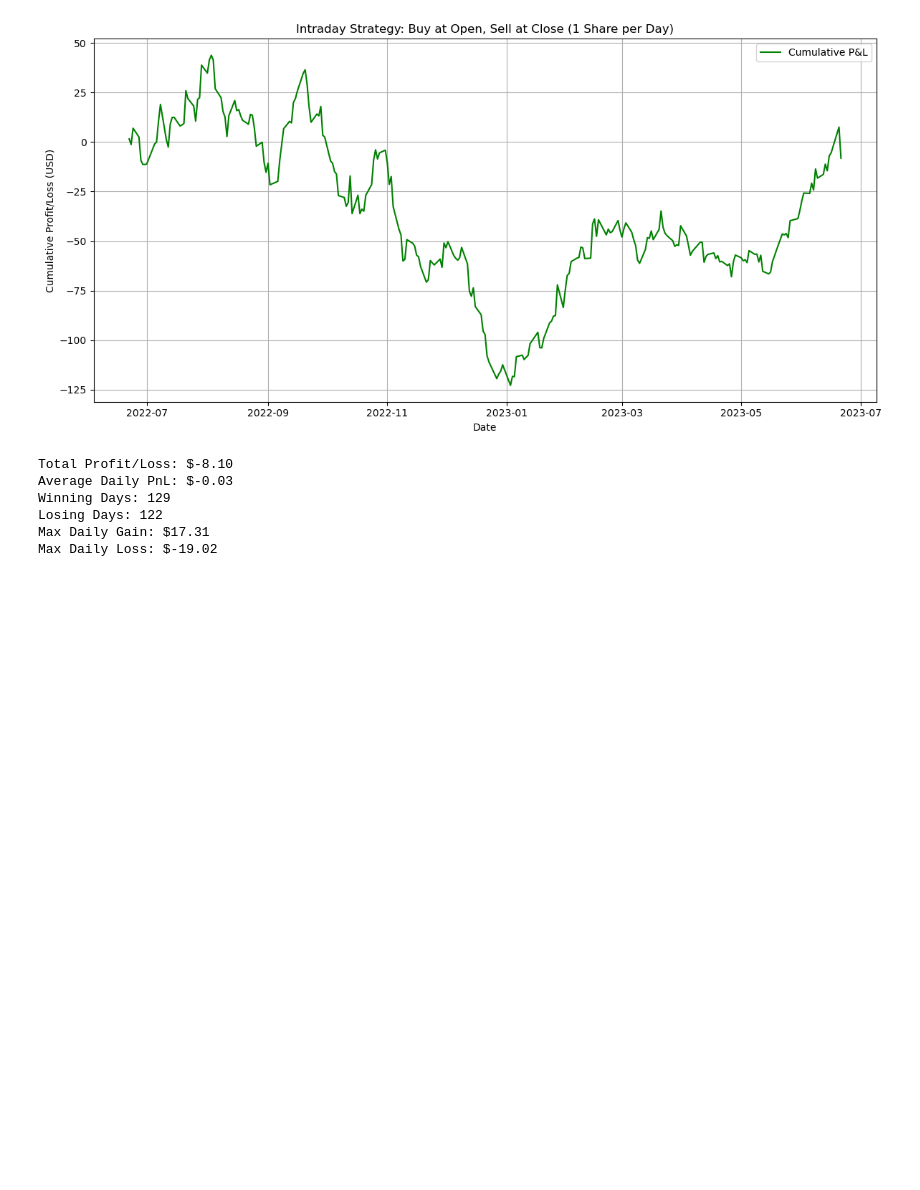
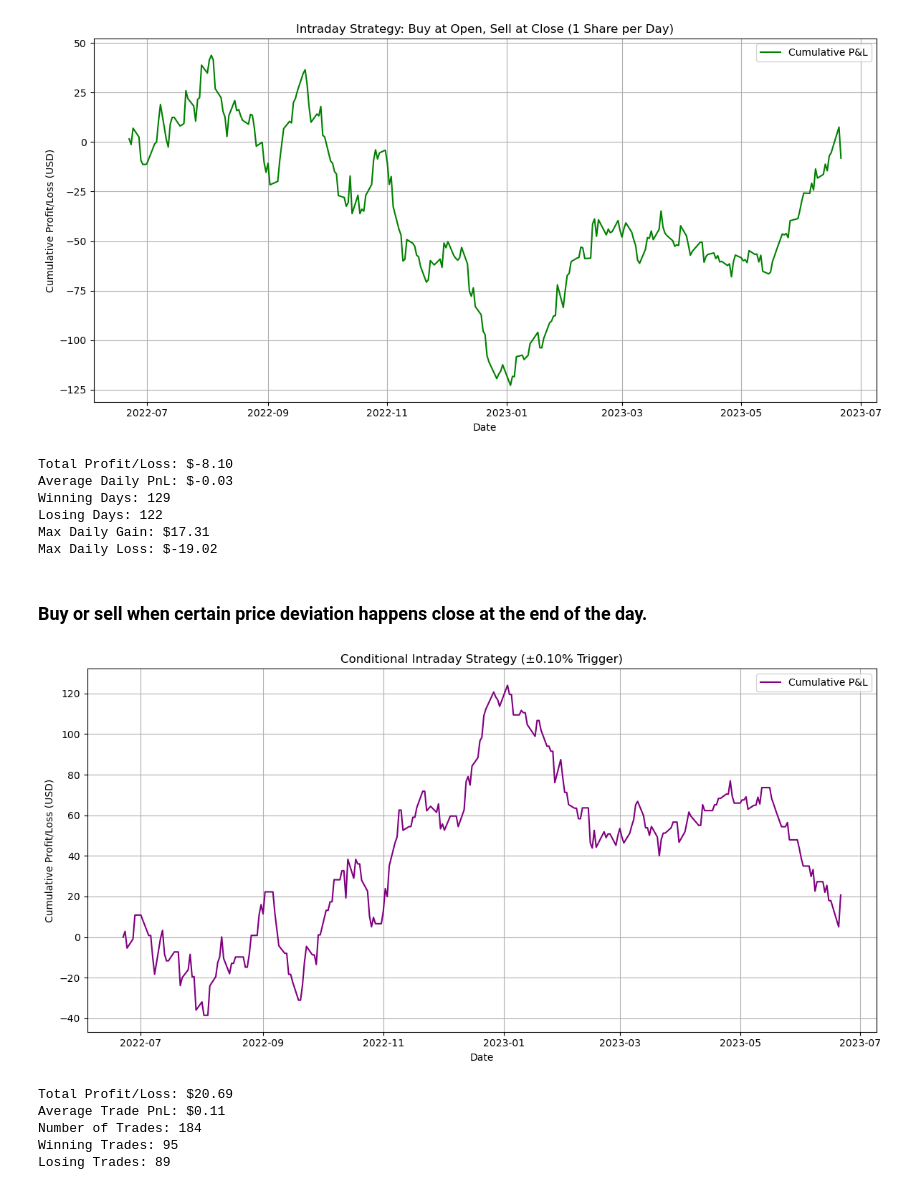
Before and after one commit to apasvenskas/Tesla-Stock-Analysis, a Jupyter notebook: Notebook 1.ipynb, the cells around one changed output. Cells and saved outputs as stored; diff of their text form; code cells hidden in the pictures; blank space fills up the shorter version.

Commit message:
added conditional trading strategy

```diff
--- a/Notebook 1.ipynb
+++ b/Notebook 1.ipynb
@@ -73,3 +73,50 @@ Winning Days: 129
 Losing Days: 122
 Max Daily Gain: $17.31
 Max Daily Loss: $-19.02
+# %% [markdown]
+### Buy or sell when certain price deviation happens close at the end of the day.
+# %%
+# Dates in datetime
+tesla['Date'] = pd.to_datetime(tesla['Date'])
+tesla = tesla.sort_values('Date')
+
+# intrday return
+tesla['ReturnPct'] = (tesla['Close'] - tesla['Open']) / tesla['Open'] * 100
+threshold = 0.9 #percent
+tesla["Position"] = 'None'
+tesla['PnL'] = 0.0
+
+for i, row in tesla.iterrows():
+    if row['ReturnPct'] >= threshold:
+        tesla.at[i, "Position"] = "Long"
+        tesla.at[i, "PnL"] = row['Open'] - row['Close']
+    elif row['ReturnPct'] <= -threshold:
+        tesla.at[i, "Position"] = "Short"
+        tesla.at[i, "PnL"] = row['Open'] - row['Close']
+
+# Calculate cumulative profit
+tesla['Cumulative_PnL'] = tesla['PnL'].cumsum()
+# %%
+plt.figure(figsize=(12, 6))
+plt.plot(tesla['Date'], tesla['Cumulative_PnL'], label='Cumulative P&L', color='purple')
+plt.title('Conditional Intraday Strategy (±0.10% Trigger)')
+plt.xlabel('Date')
+plt.ylabel('Cumulative Profit/Loss (USD)')
+plt.grid(True)
+plt.legend()
+plt.tight_layout()
+plt.show()
+# %% [output]
+[figure, added]
+# %%
+print(f"Total Profit/Loss: ${tesla['PnL'].sum():.2f}")
+print(f"Average Trade PnL: ${tesla.loc[tesla['Position'] != 'None', 'PnL'].mean():.2f}")
+print(f"Number of Trades: {(tesla['Position'] != 'None').sum()}")
+print(f"Winning Trades: {(tesla['PnL'] > 0).sum()}")
+print(f"Losing Trades: {(tesla['PnL'] < 0).sum()}")
+# %% [output]
+Total Profit/Loss: $20.69
+Average Trade PnL: $0.11
+Number of Trades: 184
+Winning Trades: 95
+Losing Trades: 89
```
